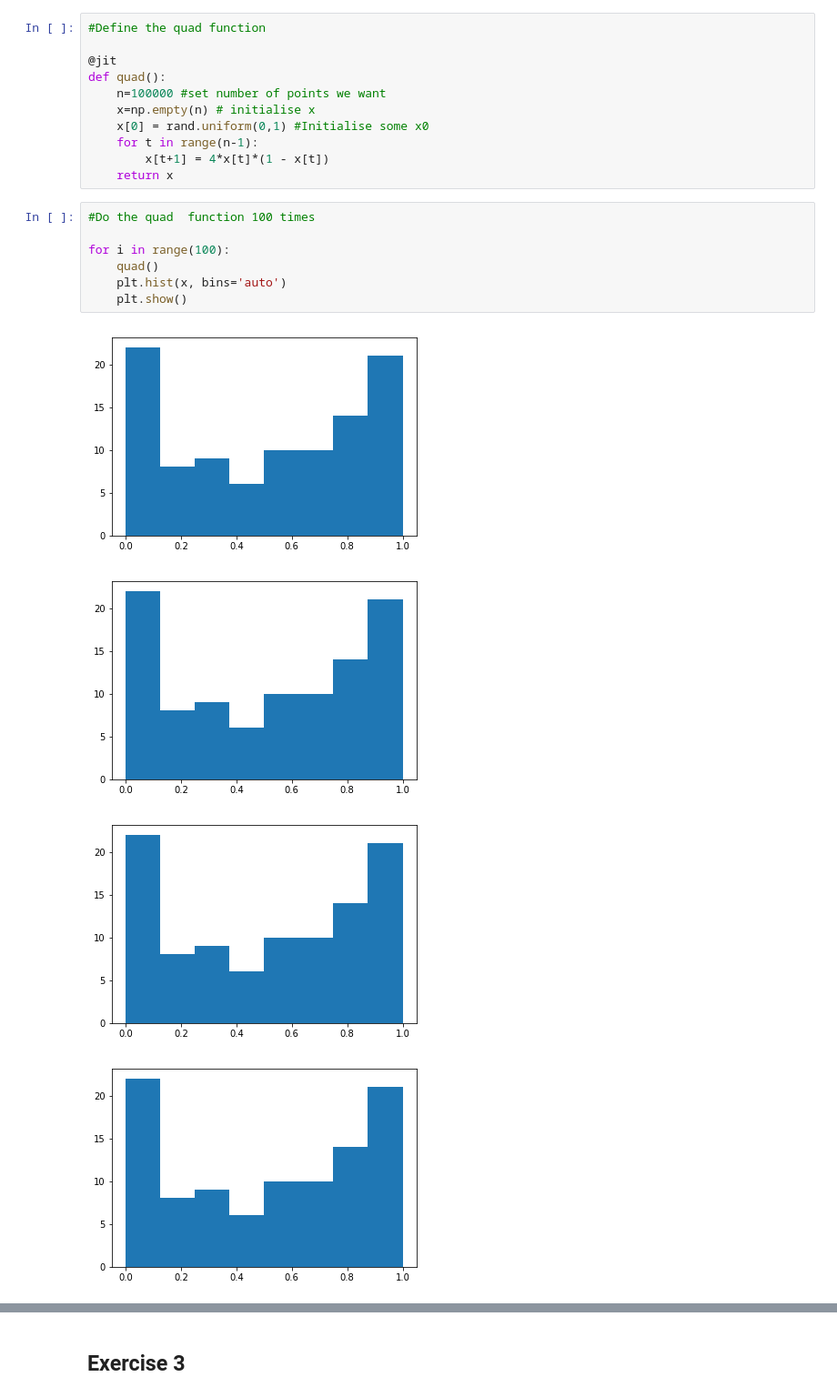
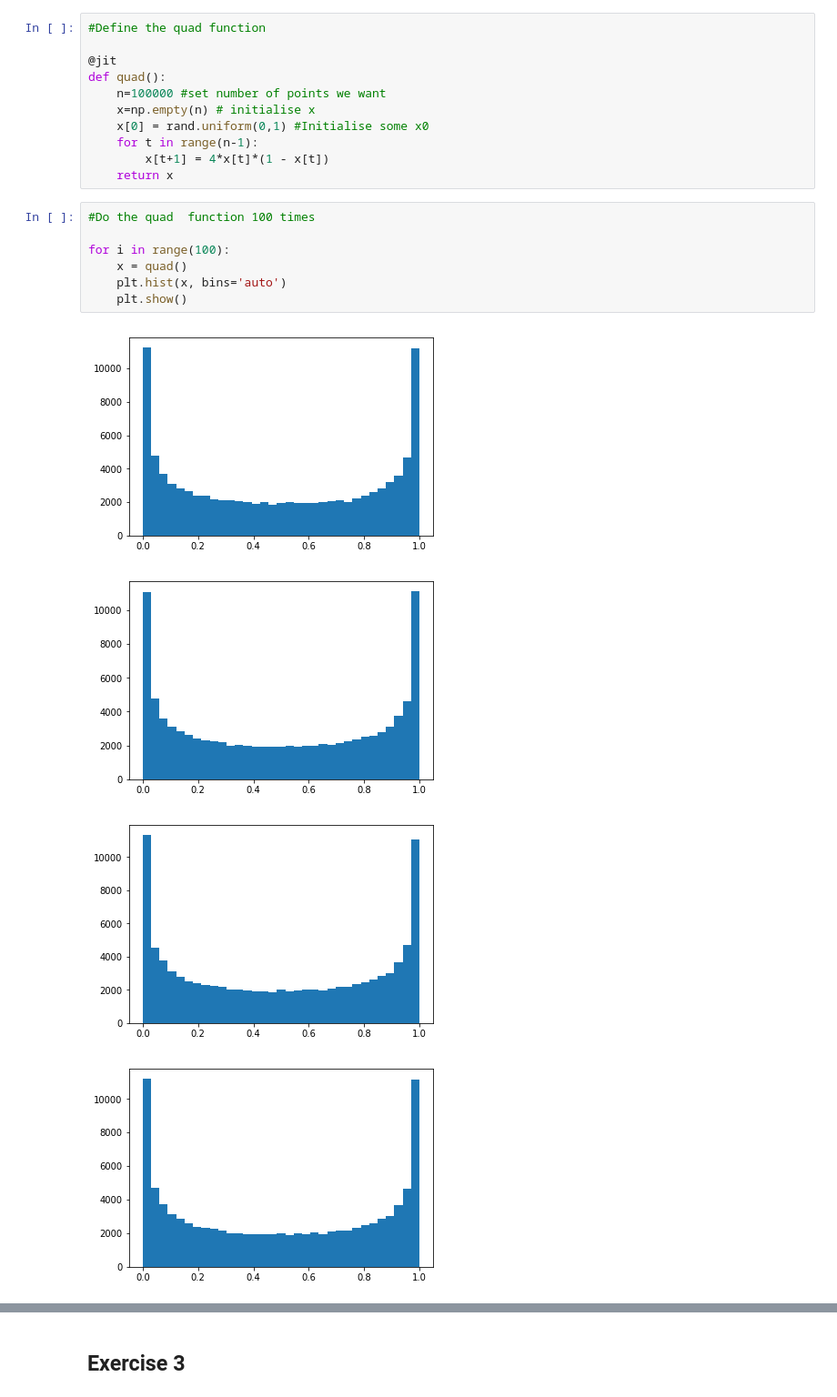
Before and after one commit to TimMunday/BootCamp2018, a Jupyter notebook: ProbSets/Econ/Week2/PS_2.ipynb, the cells around one changed output, grey strips where cells are left out. Shown at 91% size. Saved outputs shown, nothing was run; the diff lists cells and outputs as text.

```diff
--- a/ProbSets/Econ/Week2/PS_2.ipynb
+++ b/ProbSets/Econ/Week2/PS_2.ipynb
@@ -71,12 +71,12 @@ def quad():
 # %%
 #Do the quad  function 100 times
 
 for i in range(100):
-    quad()
+    x = quad()
     plt.hist(x, bins='auto')
     plt.show()
 # %% [output]
-[figure, old version]
+[figure, new version]
-[figure, old version]
+[figure, new version]
-[figure, old version]
+[figure, new version]
-[figure, old version]
+[figure, new version]
```
Also changed, not shown: parts of 1 cell of this notebook, 17 other files.
